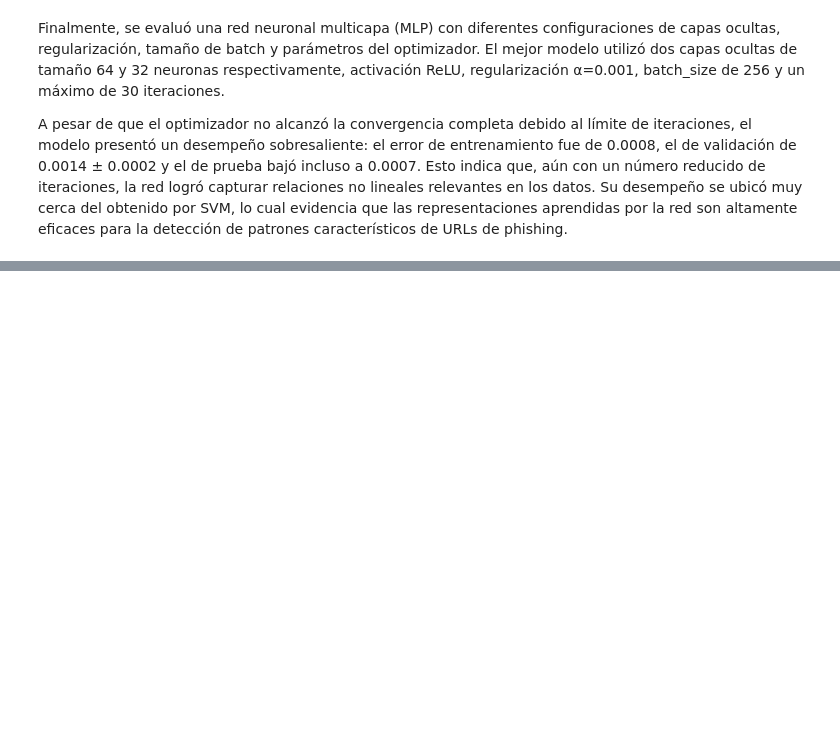
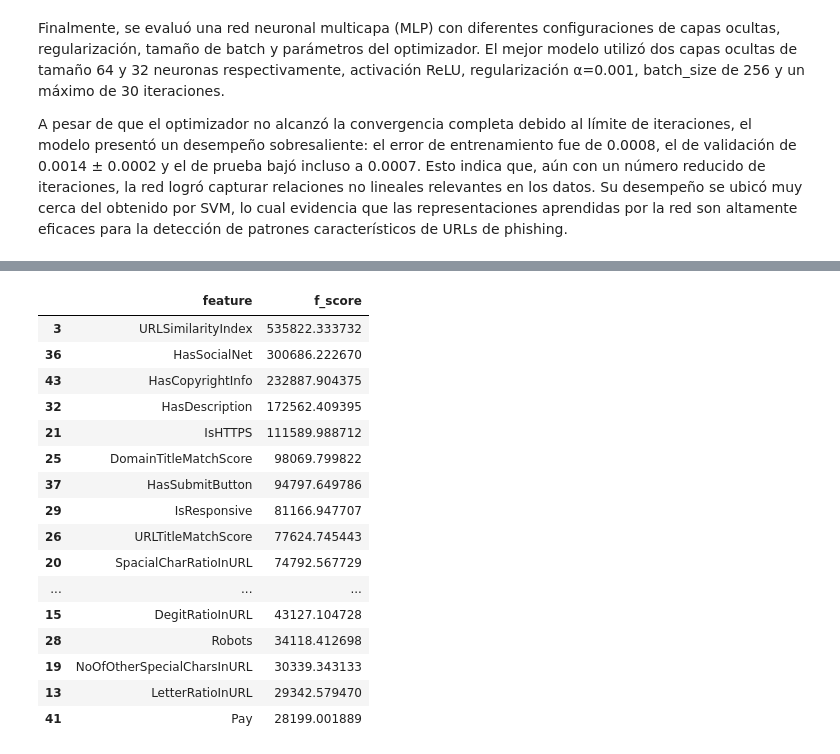
Before and after one commit to sren97/Modelos2_PhiUSIIL, a Jupyter notebook: Proyecto_Modelos_2_PhiUSIIL.ipynb, the cells around one changed output, grey strips where cells are left out. Cells and saved outputs as stored; diff of their text form; code cells hidden in the pictures; blank space fills up the shorter version.

```diff
--- a/Proyecto_Modelos_2_PhiUSIIL.ipynb
+++ b/Proyecto_Modelos_2_PhiUSIIL.ipynb
@@ -918,0 +1017,27 @@ A pesar de que el optimizador no alcanzó la convergencia completa debido al lí
+# %%
+f_scores, p_vals = f_classif(X_train, y_train)
+
+df_scores = pd.DataFrame({
+    "feature": X_train.columns,
+    "f_score": f_scores
+}).sort_values("f_score", ascending=False)
+
+df_scores.head(20)
+# %% [output]
+|  | feature | f_score |
+| 3 | URLSimilarityIndex | 535822.333732 |
+| 36 | HasSocialNet | 300686.222670 |
+| 43 | HasCopyrightInfo | 232887.904375 |
+| 32 | HasDescription | 172562.409395 |
+| 21 | IsHTTPS | 111589.988712 |
+| 25 | DomainTitleMatchScore | 98069.799822 |
+| 37 | HasSubmitButton | 94797.649786 |
+| 29 | IsResponsive | 81166.947707 |
+| 26 | URLTitleMatchScore | 77624.745443 |
+| 20 | SpacialCharRatioInURL | 74792.567729 |
+| ... | ... | ... |
+| 15 | DegitRatioInURL | 43127.104728 |
+| 28 | Robots | 34118.412698 |
+| 19 | NoOfOtherSpecialCharsInURL | 30339.343133 |
+| 13 | LetterRatioInURL | 29342.579470 |
+| 41 | Pay | 28199.001889 |
```
Also changed, not shown: parts of 10 cells of this notebook.
